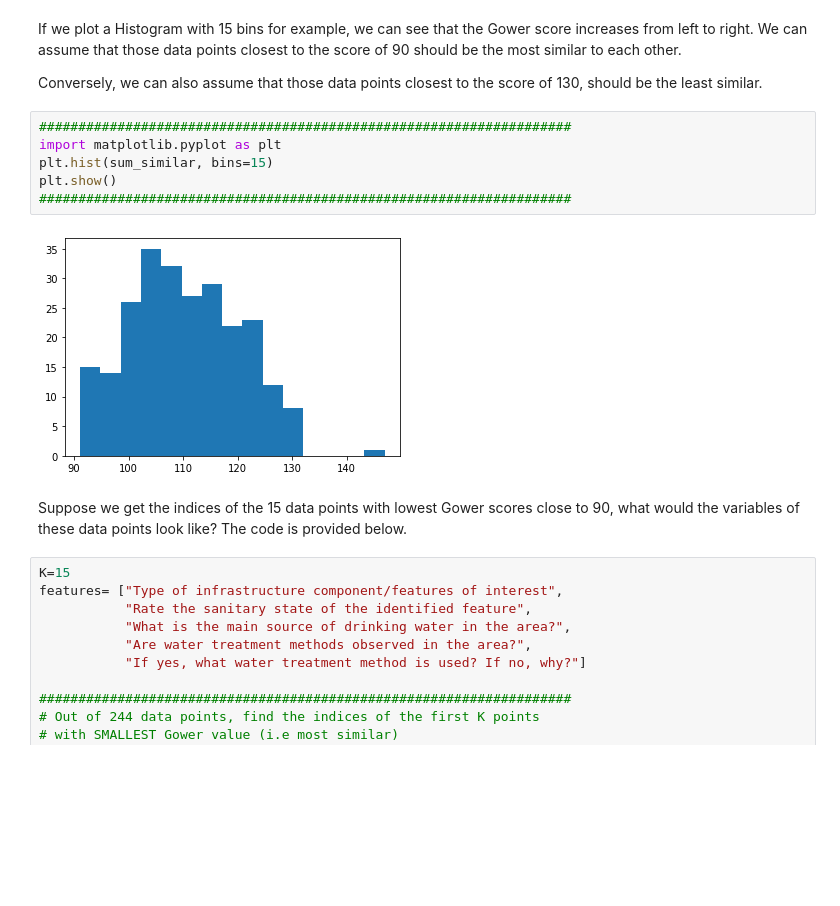
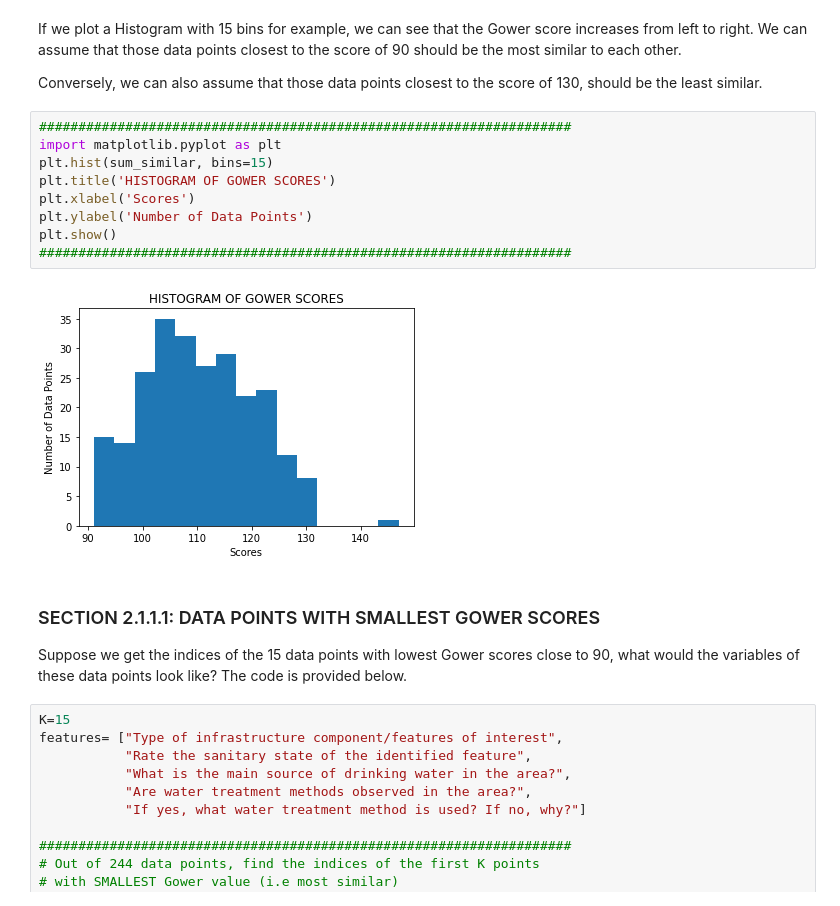
Before and after one commit to ruslanmasinjila/-CHOLERA-HYPER-SURVEILLANCE, a Jupyter notebook: cholera_hyper_surveillance.ipynb, the cells around one changed output. Saved outputs shown, nothing was run; the diff lists cells and outputs as text; blank space fills up the shorter version.

```diff
--- a/cholera_hyper_surveillance.ipynb
+++ b/cholera_hyper_surveillance.ipynb
@@ -283,12 +284,16 @@ Conversely, we can also assume that those data points closest to the score of 13
 # %%
 ####################################################################
 import matplotlib.pyplot as plt
 plt.hist(sum_similar, bins=15)
+plt.title('HISTOGRAM OF GOWER SCORES')
+plt.xlabel('Scores')
+plt.ylabel('Number of Data Points')
 plt.show()
 ####################################################################
 # %% [output]
-[figure, old version]
+[figure, new version]
 # %% [markdown]
+### SECTION 2.1.1.1: DATA POINTS WITH SMALLEST GOWER SCORES
 Suppose we get the indices of the 15 data points with lowest Gower scores close to 90, what would the variables of these data points look like?
 The code is provided below.
 # %%
```
Also changed, not shown: parts of 12 cells of this notebook.
